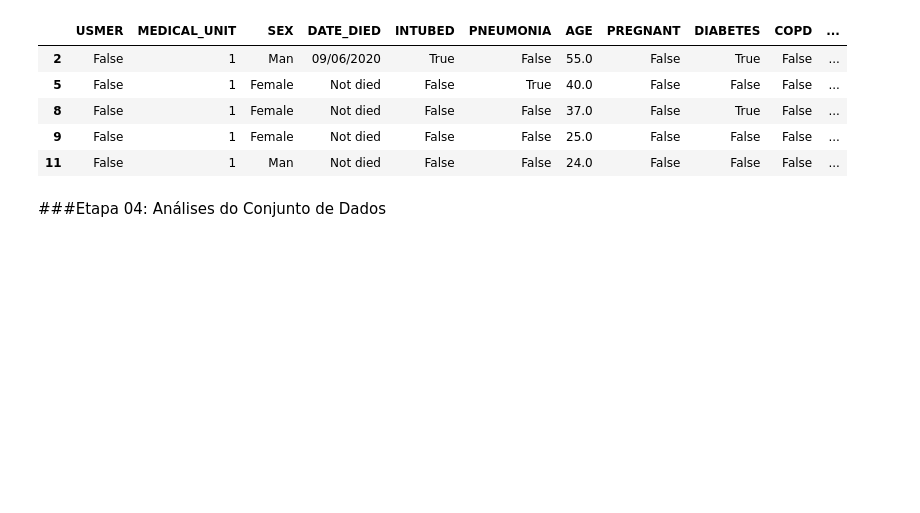
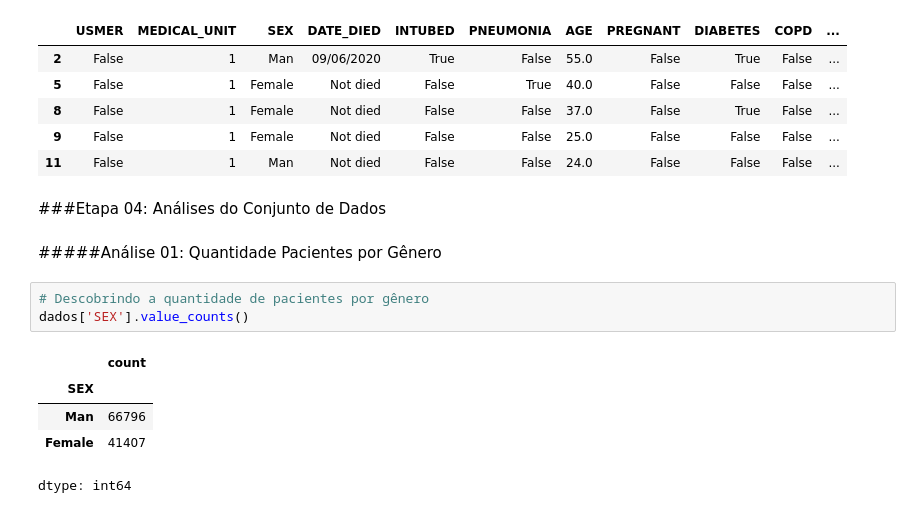
Before and after one commit to matheuspfferreira/python_data_science, a Jupyter notebook: Covid - 07/notebook/nb_covid.ipynb, the cells around one changed output. Saved outputs shown, nothing was run; the diff lists cells and outputs as text; blank space fills up the shorter version.

Commit message:
Criação das primeiras análises sobre o conjunto de dados. Dentre as realizadas, cita-se: descoberta da quantidade de pacientes homens e mulheres; cálculo da taxa de mortalidade por gênero.

```diff
--- a/Covid - 07/notebook/nb_covid.ipynb
+++ b/Covid - 07/notebook/nb_covid.ipynb
@@ -236,3 +236,14 @@ dados.head()
 | 11 | False | 1 | Man | Not died | False | False | 24.0 | False | False | False | ... |
 # %% [markdown]
 ###Etapa 04: Análises do Conjunto de Dados
+# %% [markdown]
+#####Análise 01: Quantidade Pacientes por Gênero
+# %%
+# Descobrindo a quantidade de pacientes por gênero
+dados['SEX'].value_counts()
+# %% [output]
+|  | count |
+| SEX |  |
+| Man | 66796 |
+| Female | 41407 |
+dtype: int64
```
Also changed, not shown: parts of 8 cells of this notebook.
